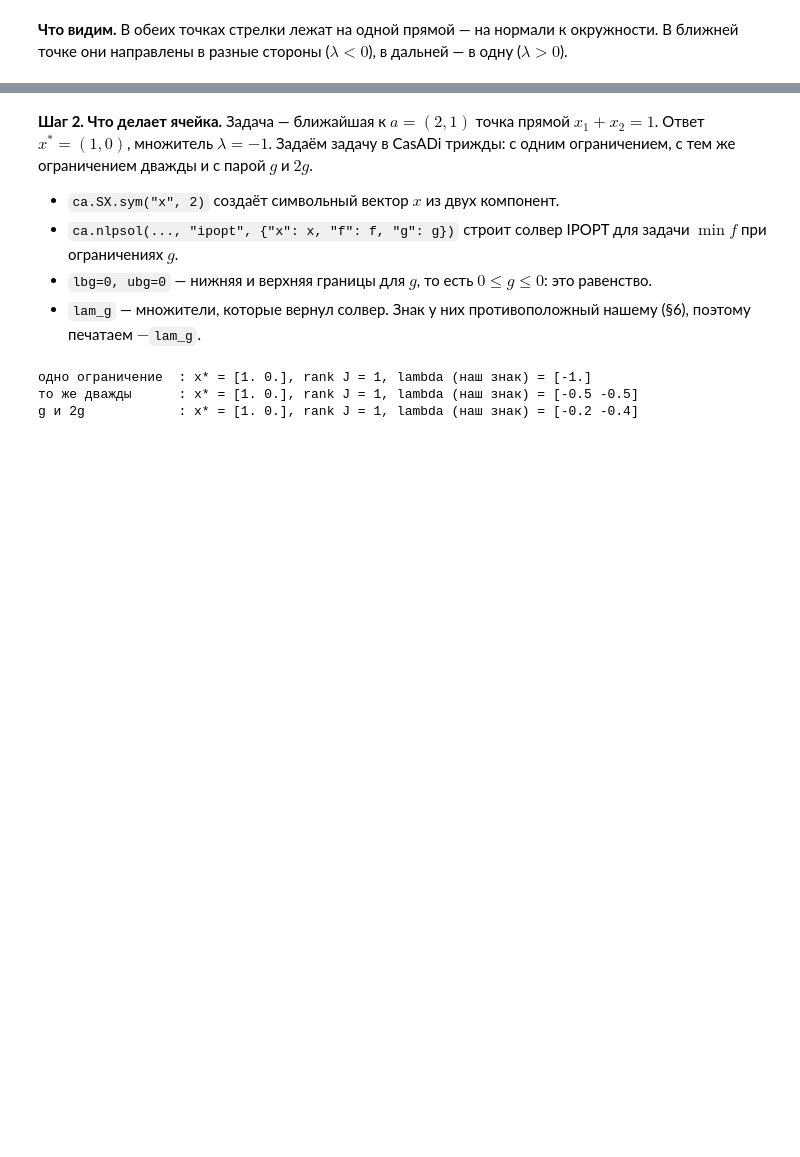
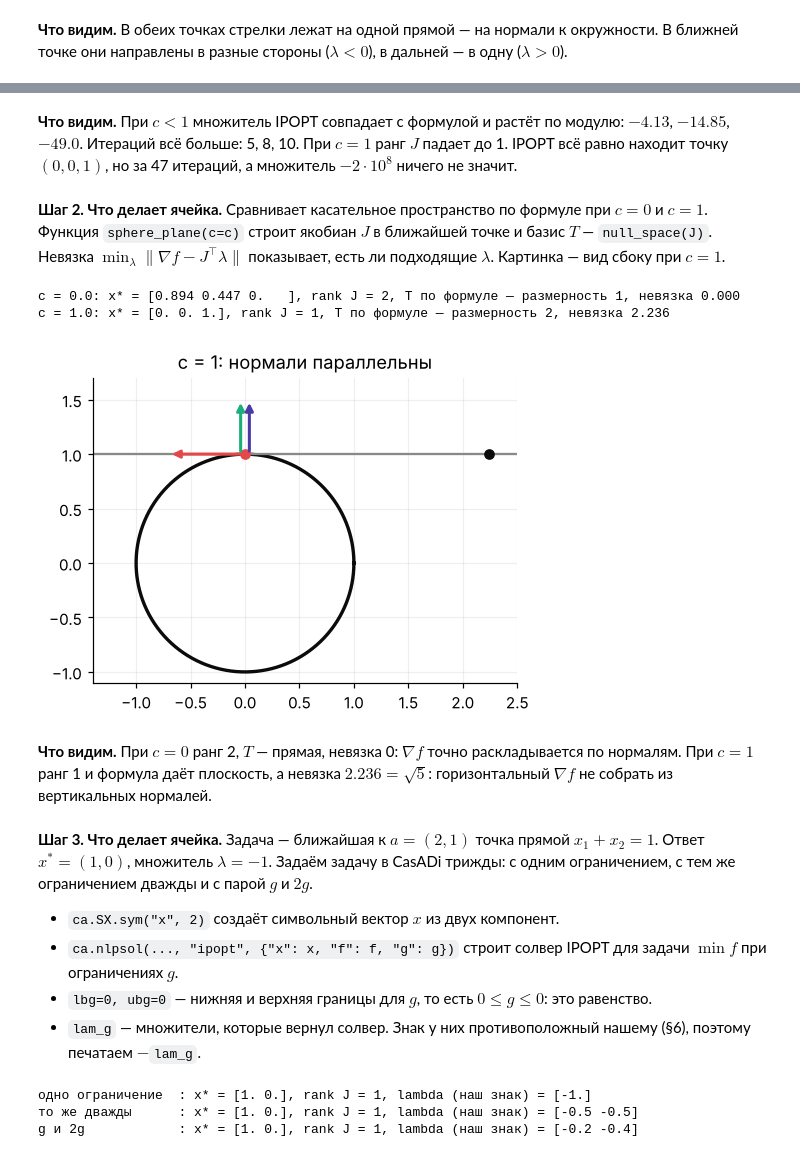
Before and after one commit to IlyaChichkanov/Numerical-Optimization, a Jupyter notebook: lectures/lecture08/demo08.ipynb, the cells around one changed output, grey strips where cells are left out. Saved outputs shown, nothing was run; the diff lists cells and outputs as text; code cells hidden in the pictures; blank space fills up the shorter version.

```diff
--- a/lectures/lecture08/demo08.ipynb
+++ b/lectures/lecture08/demo08.ipynb
@@ -306,0 +293,10 @@ print("в конспекте: при x1 = 0.1, 0.01, 0.001 — lambda^ = 2.3, 14
+# %%
+x = ca.SX.sym("x", 3)                                                  # символьный вектор x = (x1, x2, x3)
+f = 0.5 * ca.sumsqr(x - ca.DM(A_SPACE))                                # f = 1/2 |x - a|^2, a = (2, 1, 1)
+print(f"{'c':>6s} {'lambda1 IPOPT':>14s} {'точно':>8s} {'итераций':>9s} {'rank J':>7s}")
+for c in (0.0, 0.9, 0.99, 0.999, 1.0):
+    g = ca.vertcat(0.5 * (ca.sumsqr(x) - 1), x[2] - c)                 # сфера и плоскость x3 = c
+    xs, lam, it, rk = solve_eq(x, f, g, [0.5, 0.5, c])                 # IPOPT из точки (0.5, 0.5, c)
+    exact = f"{1 - np.sqrt(5) / np.sqrt(1 - c**2):8.3f}" if c < 1 else "     нет"
+    print(f"{c:6.3f} {lam[0]:14.4g} {exact} {it:9d} {rk:7d}")
+print("в конспекте: -4.1, -14.9, -49 при c = 0.9, 0.99, 0.999")
@@ -307,5 +311,29 @@ print("в конспекте: при x1 = 0.1, 0.01, 0.001 — lambda^ = 2.3, 14
+# %% [markdown]
+**Что видим.** При $c<1$ множитель IPOPT совпадает с формулой и растёт по модулю: $-4.13$, $-14.85$, $-49.0$. Итераций всё больше: 5, 8, 10. При $c=1$ ранг $J$ падает до 1. IPOPT всё равно находит точку $(0,0,1)$, но за 47 итераций, а множитель $-2\cdot10^8$ ничего не значит.
+# %% [markdown]
+**Шаг 2. Что делает ячейка.** Сравнивает касательное пространство по формуле при $c=0$ и $c=1$. Функция `sphere_plane(c=c)` строит якобиан $J$ в ближайшей точке и базис $T$ — `null_space(J)`. Невязка $\min_\lambda\lVert\nabla f-J^\top\lambda\rVert$ показывает, есть ли подходящие $\lambda$. Картинка — вид сбоку при $c=1$.
+# %%
+for c in (0.0, 1.0):
+    xs, gf, J, lam, T = sphere_plane(c=c)                              # точка, grad f, якобиан, лучшие lambda, базис T
+    res = np.linalg.norm(gf - J.T @ lam)                               # 0, если grad f = J^T lambda точно
+    print(f"c = {c}: x* = {xs.round(3)}, rank J = {np.linalg.matrix_rank(J)}, "
+          f"T по формуле — размерность {T.shape[1]}, невязка {res:.3f}")
+fig, ax = plt.subplots(figsize=(5.6, 3.6))
+unit_circle(ax)                                                        # сфера сбоку
+ax.plot([-1.4, 2.5], [1, 1], color=GRAY)                               # плоскость x3 = 1 касается сферы
+for dx, col in ((-0.04, AQUA), (0.04, VIOLET)):                        # grad g1 и grad g2: обе нормали вверх
+    ax.annotate("", (dx, 1.5), (dx, 1.0), arrowprops=dict(arrowstyle="-|>", color=col, lw=2))
+ax.annotate("", (-0.7, 1.0), (0, 1.0), arrowprops=dict(arrowstyle="-|>", color=RED, lw=2))   # grad f горизонтален
+ax.plot(0, 1, "o", color=RED); ax.plot(np.sqrt(5), 1, "o", color=INK)  # x* = (0, 0, 1) и a — сбоку
+ax.set_aspect("equal"); ax.set_xlim(-1.4, 2.5); ax.set_ylim(-1.1, 1.7); ax.set_title("c = 1: нормали параллельны"); plt.show()
+# %% [output]
+c = 0.0: x* = [0.894 0.447 0.   ], rank J = 2, T по формуле — размерность 1, невязка 0.000
+c = 1.0: x* = [0. 0. 1.], rank J = 1, T по формуле — размерность 2, невязка 2.236
+[figure, added]
+# %% [markdown]
+**Что видим.** При $c=0$ ранг 2, $T$ — прямая, невязка 0: $\nabla f$ точно раскладывается по нормалям. При $c=1$ ранг 1 и формула даёт плоскость, а невязка $2.236=\sqrt5$: горизонтальный $\nabla f$ не собрать из вертикальных нормалей.
 # %% [markdown]
-**Шаг 2. Что делает ячейка.** Задача — ближайшая к $a=(2,1)$ точка прямой $x_1+x_2=1$. Ответ $x^\ast=(1,0)$, множитель $\lambda=-1$. Задаём задачу в CasADi трижды: с одним ограничением, с тем же ограничением дважды и с парой $g$ и $2g$.
+**Шаг 3. Что делает ячейка.** Задача — ближайшая к $a=(2,1)$ точка прямой $x_1+x_2=1$. Ответ $x^\ast=(1,0)$, множитель $\lambda=-1$. Задаём задачу в CasADi трижды: с одним ограничением, с тем же ограничением дважды и с парой $g$ и $2g$.
 
 - `ca.SX.sym("x", 2)` создаёт символьный вектор $x$ из двух компонент.
 - `ca.nlpsol(..., "ipopt", {"x": x, "f": f, "g": g})` строит солвер IPOPT для задачи $\min f$ при ограничениях $g$.
```
Also changed, not shown: parts of 9 cells of this notebook, 14 other files.
